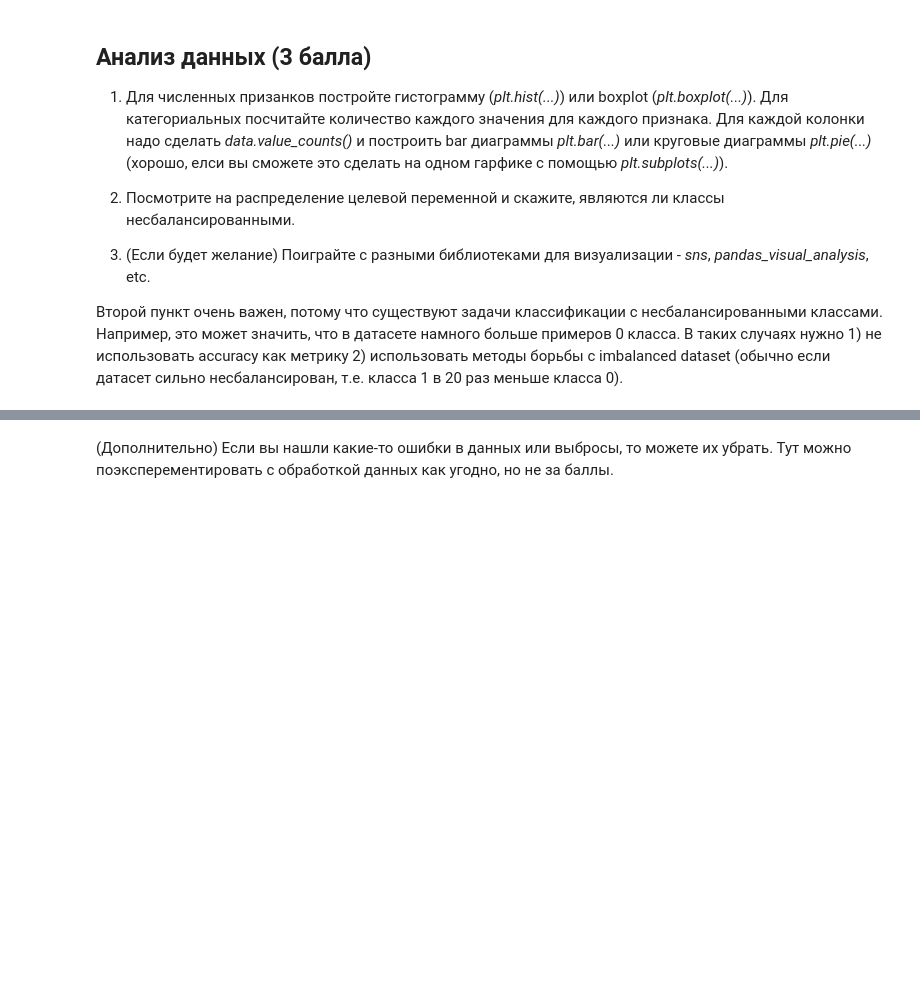
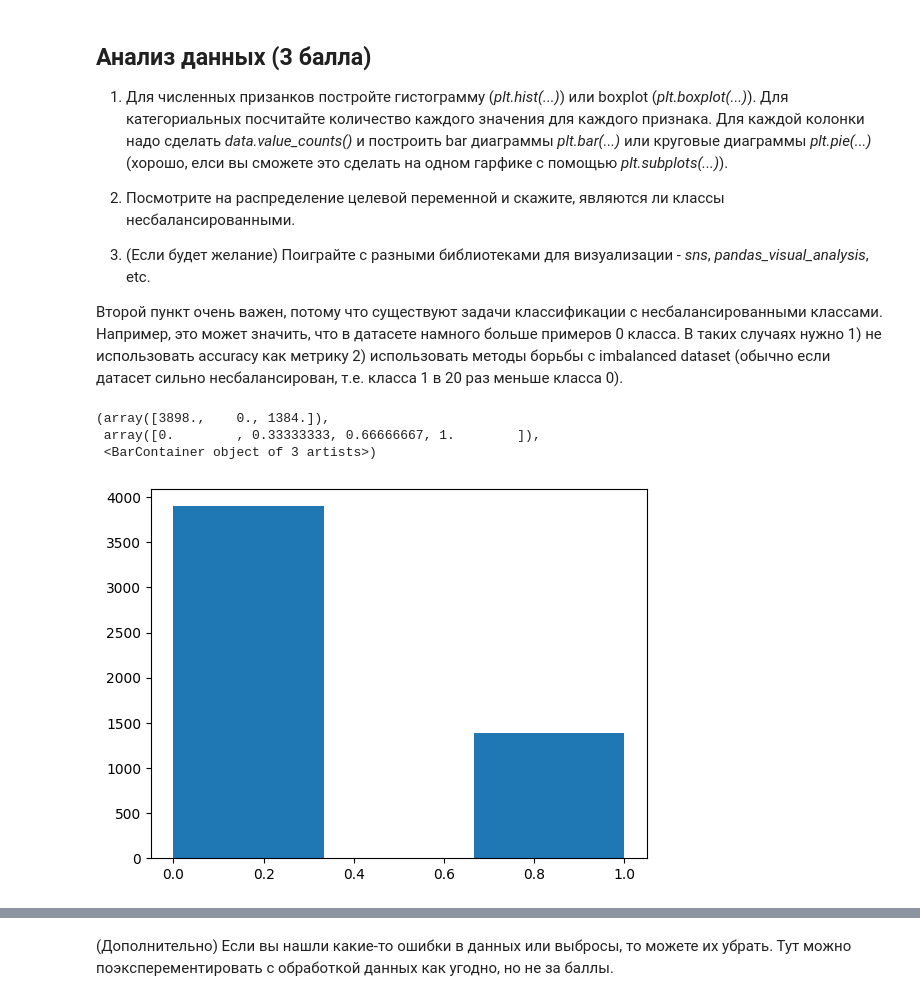
Before and after one commit to TreshMom/part_1_ml_cv, a Jupyter notebook: week_03_composition_model_selection/Homework/hw_3_kaggle.ipynb, the cells around one changed output, grey strips where cells are left out. Saved outputs shown, nothing was run; the diff lists cells and outputs as text; code cells hidden in the pictures; blank space fills up the shorter version.

```diff
--- a/week_03_composition_model_selection/Homework/hw_3_kaggle.ipynb
+++ b/week_03_composition_model_selection/Homework/hw_3_kaggle.ipynb
@@ -92,0 +97,7 @@ data = pd.read_csv("./train.csv")
+# %%
+data["TotalSpent"] = data["TotalSpent"].replace(' ', np.nan)
+data["TotalSpent"] = data["TotalSpent"].astype(float)
+# %%
+m = data["TotalSpent"].dropna()
+median = np.median(m)
+data["TotalSpent"] = data["TotalSpent"].replace(np.nan, median)
@@ -134,0 +171,9 @@ target_col = "Churn"
+# %%
+plt.hist(data["Churn"], bins = 3)
+
+# Для меня разность количества классов в три раза = не сбалансированость
+# %% [output]
+(array([3898.,    0., 1384.]),
+ array([0.        , 0.33333333, 0.66666667, 1.        ]),
+ <BarContainer object of 3 artists>)
+[figure, added]
```
Also changed, not shown: parts of 27 cells of this notebook.
